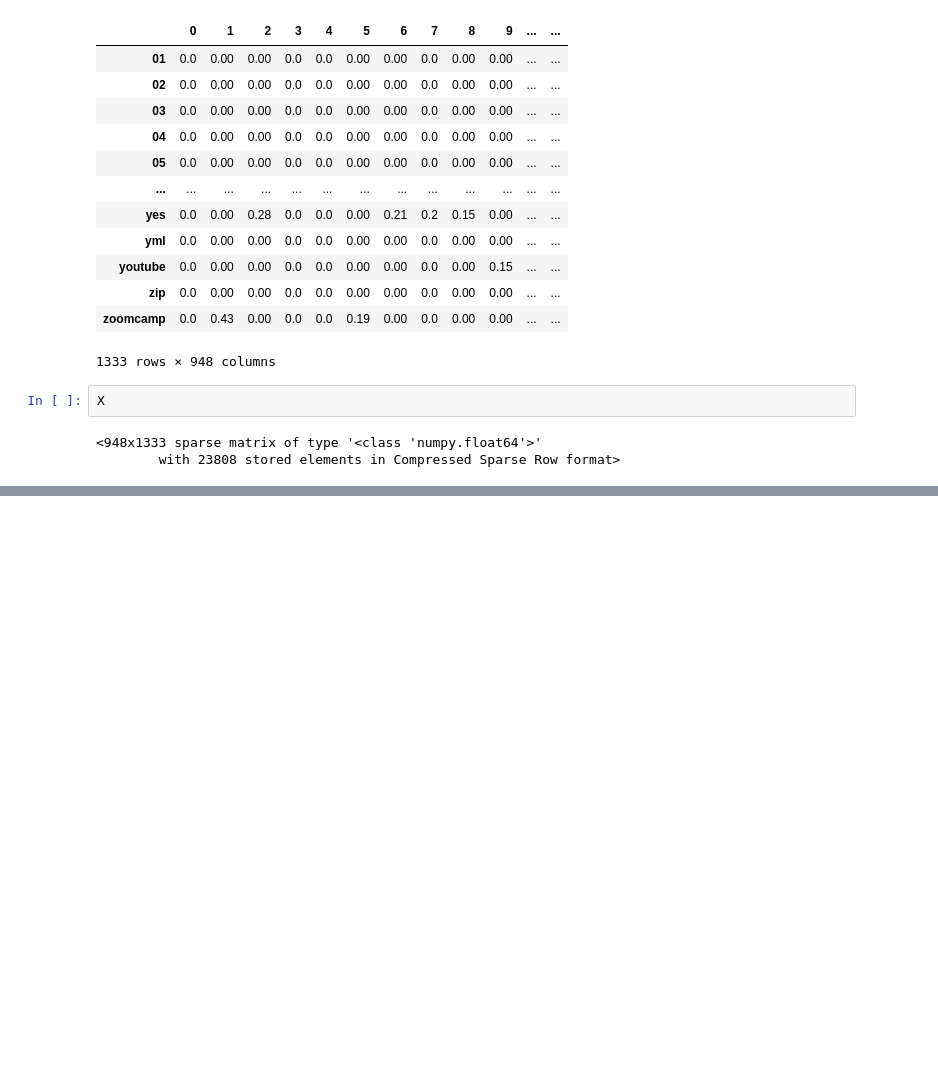
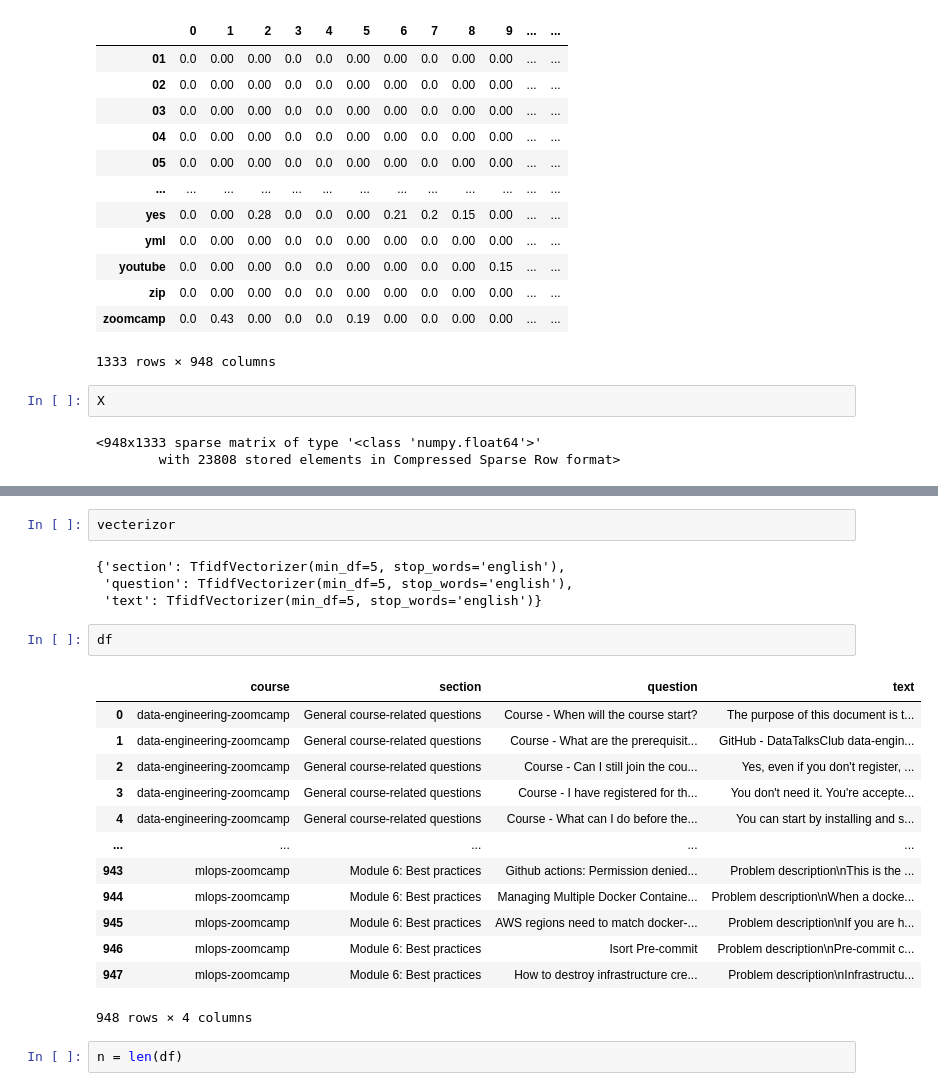
Before and after one commit to mtm-007/seaarch-engine-ws, a Jupyter notebook: search.ipynb, the cells around one changed output, grey strips where cells are left out. Cells and saved outputs as stored; diff of their text form; blank space fills up the shorter version.

```diff
--- a/search.ipynb
+++ b/search.ipynb
@@ -127,0 +167,24 @@ array([[0, 0, 0, ..., 0, 0, 0]])
+# %%
+vecterizor
+# %% [output]
+{'section': TfidfVectorizer(min_df=5, stop_words='english'),
+ 'question': TfidfVectorizer(min_df=5, stop_words='english'),
+ 'text': TfidfVectorizer(min_df=5, stop_words='english')}
+# %%
+df
+# %% [output]
+|  | course | section | question | text |
+| 0 | data-engineering-zoomcamp | General course-related questions | Course - When will the course start? | The purpose of this document is t... |
+| 1 | data-engineering-zoomcamp | General course-related questions | Course - What are the prerequisit... | GitHub - DataTalksClub data-engin... |
+| 2 | data-engineering-zoomcamp | General course-related questions | Course - Can I still join the cou... | Yes, even if you don't register, ... |
+| 3 | data-engineering-zoomcamp | General course-related questions | Course - I have registered for th... | You don't need it. You're accepte... |
+| 4 | data-engineering-zoomcamp | General course-related questions | Course - What can I do before the... | You can start by installing and s... |
+| ... | ... | ... | ... | ... |
+| 943 | mlops-zoomcamp | Module 6: Best practices | Github actions: Permission denied... | Problem description\nThis is the ... |
+| 944 | mlops-zoomcamp | Module 6: Best practices | Managing Multiple Docker Containe... | Problem description\nWhen a docke... |
+| 945 | mlops-zoomcamp | Module 6: Best practices | AWS regions need to match docker-... | Problem description\nIf you are h... |
+| 946 | mlops-zoomcamp | Module 6: Best practices | Isort Pre-commit | Problem description\nPre-commit c... |
+| 947 | mlops-zoomcamp | Module 6: Best practices | How to destroy infrastructure cre... | Problem description\nInfrastructu... |
+948 rows × 4 columns
+# %%
+n = len(df)
```
Also changed, not shown: parts of 26 cells of this notebook, 1 other file.
